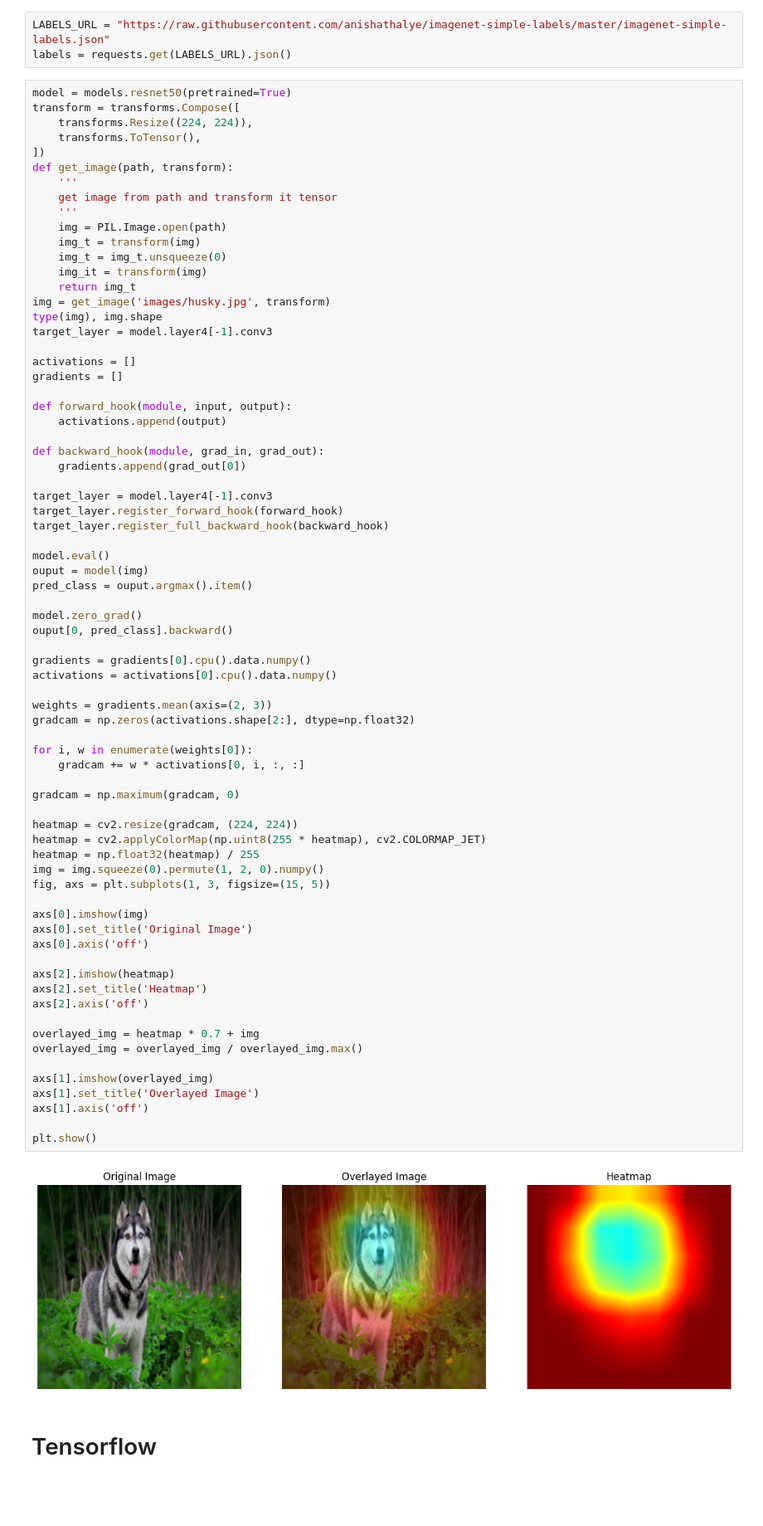
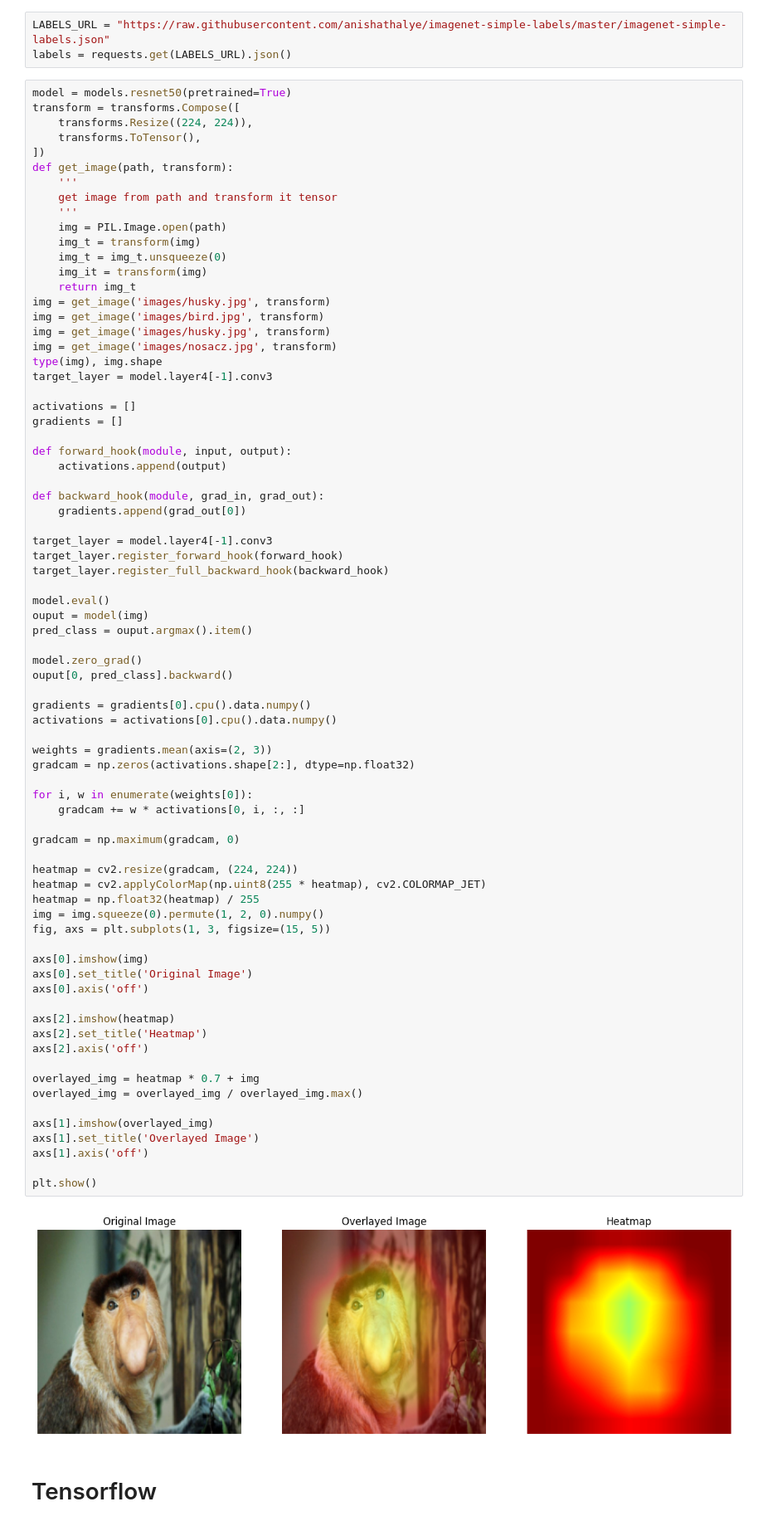
Before and after one commit to jakubpietraszko/grad-cam, a Jupyter notebook: prezentacja2/gradcam.ipynb, the cells around one changed output. Shown at 83% size. Cells and saved outputs as stored; diff of their text form; blank space fills up the shorter version.

```diff
--- a/prezentacja2/gradcam.ipynb
+++ b/prezentacja2/gradcam.ipynb
@@ -28,6 +28,9 @@ def get_image(path, transform):
     img_it = transform(img)
     return img_t
 img = get_image('images/husky.jpg', transform)
+img = get_image('images/bird.jpg', transform)
+img = get_image('images/husky.jpg', transform)
+img = get_image('images/nosacz.jpg', transform)
 type(img), img.shape
 target_layer = model.layer4[-1].conv3
 
@@ -58,34 +61,34 @@ weights = gradients.mean(axis=(2, 3))
 gradcam = np.zeros(activations.shape[2:], dtype=np.float32)
 
 for i, w in enumerate(weights[0]):
     gradcam += w * activations[0, i, :, :]
 
 gradcam = np.maximum(gradcam, 0)
 
 heatmap = cv2.resize(gradcam, (224, 224))
 heatmap = cv2.applyColorMap(np.uint8(255 * heatmap), cv2.COLORMAP_JET)
 heatmap = np.float32(heatmap) / 255
 img = img.squeeze(0).permute(1, 2, 0).numpy()
 fig, axs = plt.subplots(1, 3, figsize=(15, 5))
 
 axs[0].imshow(img)
 axs[0].set_title('Original Image')
 axs[0].axis('off')
 
 axs[2].imshow(heatmap)
 axs[2].set_title('Heatmap')
 axs[2].axis('off')
 
 overlayed_img = heatmap * 0.7 + img
 overlayed_img = overlayed_img / overlayed_img.max()
 
 axs[1].imshow(overlayed_img)
 axs[1].set_title('Overlayed Image')
 axs[1].axis('off')
 
 plt.show()
 # %% [output]
-[figure, old version]
+[figure, new version]
 # %% [markdown]
 # Tensorflow
 # %%
```
Also changed, not shown: parts of 2 cells of this notebook, 7 other files.
